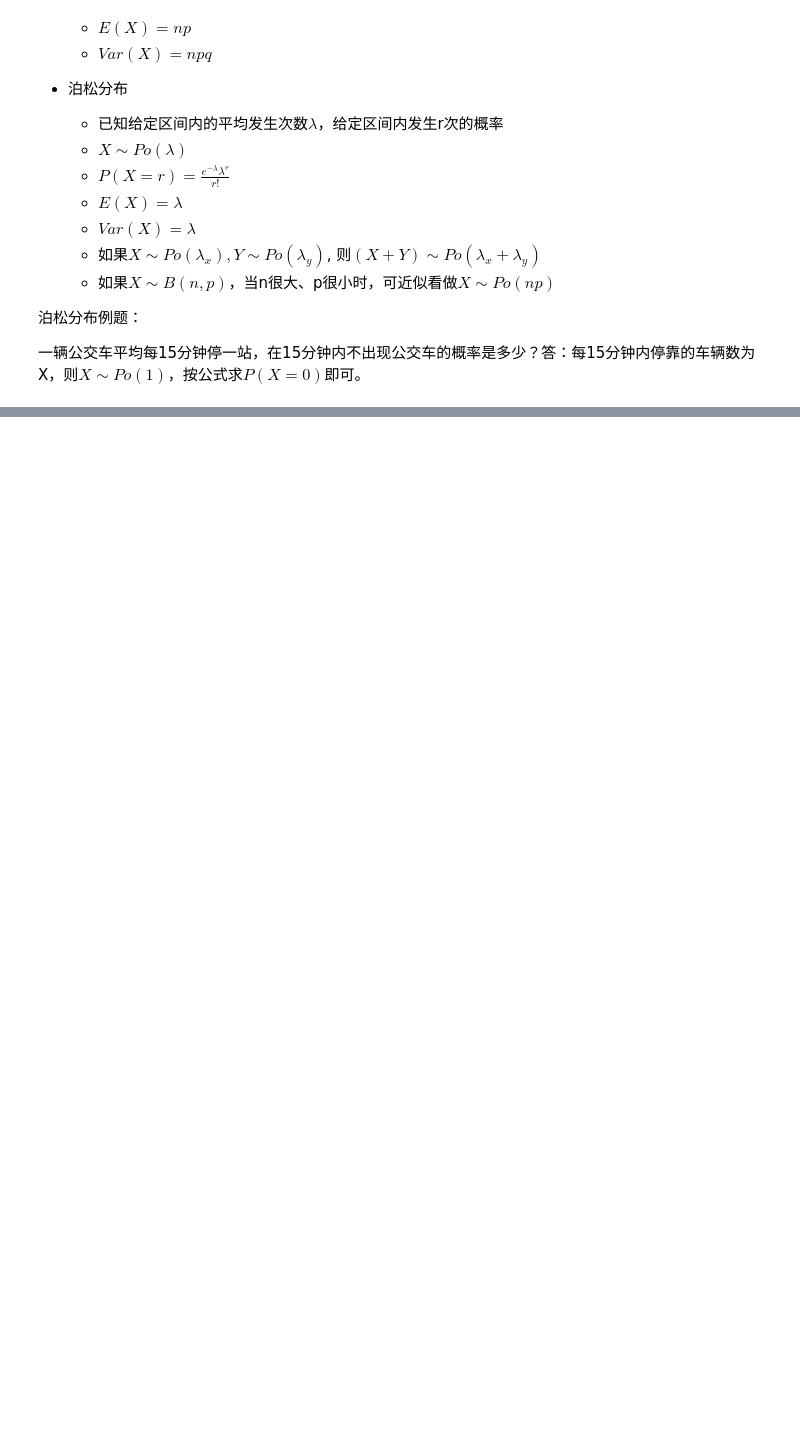
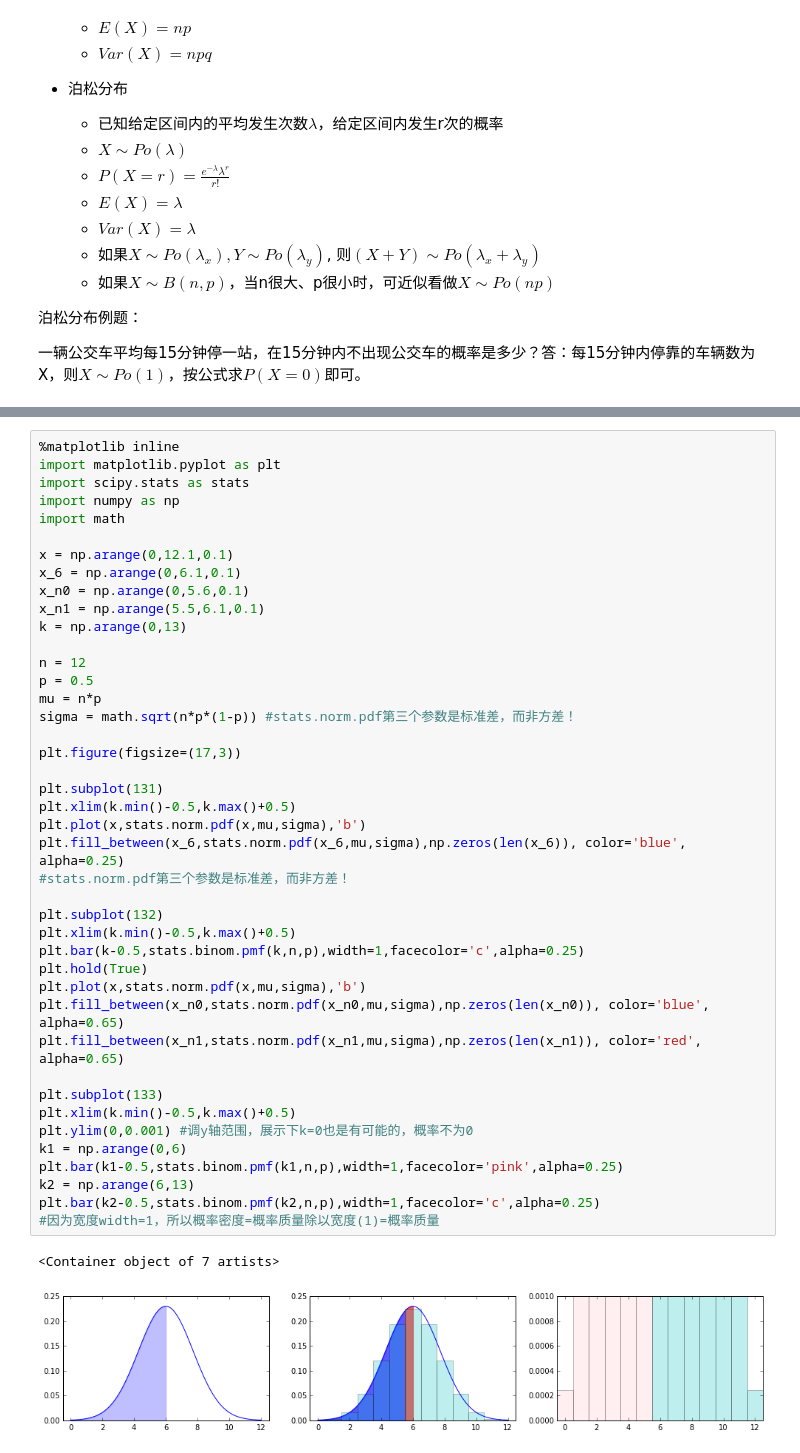
Before and after one commit to sagittaria/base, a Jupyter notebook: book9_statistic/9-2-深入浅出统计学/rehabilitation_training_day06.ipynb, the cells around one changed output, grey strips where cells are left out. Drawn from its saved outputs; the diff is of its cells as text; blank space fills up the shorter version.

```diff
--- a/book9_statistic/9-2-深入浅出统计学/rehabilitation_training_day05.ipynb
+++ b/book9_statistic/9-2-深入浅出统计学/rehabilitation_training_day06.ipynb
@@ -159,0 +170,45 @@ plt.fill_between(x_right,stats.norm.pdf(x_right,0,1),np.zeros(len(x_right)), col
+# %%
+%matplotlib inline
+import matplotlib.pyplot as plt
+import scipy.stats as stats
+import numpy as np
+import math
+
+x = np.arange(0,12.1,0.1)
+x_6 = np.arange(0,6.1,0.1)
+x_n0 = np.arange(0,5.6,0.1)
+x_n1 = np.arange(5.5,6.1,0.1)
+k = np.arange(0,13)
+
+n = 12
+p = 0.5
+mu = n*p
+sigma = math.sqrt(n*p*(1-p)) #stats.norm.pdf第三个参数是标准差，而非方差！
+
+plt.figure(figsize=(17,3))
+
+plt.subplot(131)
+plt.xlim(k.min()-0.5,k.max()+0.5)
+plt.plot(x,stats.norm.pdf(x,mu,sigma),'b')
+plt.fill_between(x_6,stats.norm.pdf(x_6,mu,sigma),np.zeros(len(x_6)), color='blue', alpha=0.25)
+#stats.norm.pdf第三个参数是标准差，而非方差！
+
+plt.subplot(132)
+plt.xlim(k.min()-0.5,k.max()+0.5)
+plt.bar(k-0.5,stats.binom.pmf(k,n,p),width=1,facecolor='c',alpha=0.25)
+plt.hold(True)
+plt.plot(x,stats.norm.pdf(x,mu,sigma),'b')
+plt.fill_between(x_n0,stats.norm.pdf(x_n0,mu,sigma),np.zeros(len(x_n0)), color='blue', alpha=0.65)
+plt.fill_between(x_n1,stats.norm.pdf(x_n1,mu,sigma),np.zeros(len(x_n1)), color='red', alpha=0.65)
+
+plt.subplot(133)
+plt.xlim(k.min()-0.5,k.max()+0.5)
+plt.ylim(0,0.001) #调y轴范围，展示下k=0也是有可能的，概率不为0
+k1 = np.arange(0,6)
+plt.bar(k1-0.5,stats.binom.pmf(k1,n,p),width=1,facecolor='pink',alpha=0.25)
+k2 = np.arange(6,13)
+plt.bar(k2-0.5,stats.binom.pmf(k2,n,p),width=1,facecolor='c',alpha=0.25)
+#因为宽度width=1，所以概率密度=概率质量除以宽度(1)=概率质量
+# %% [output]
+<Container object of 7 artists>
+[figure, added]
```
Also changed, not shown: parts of 4 cells of this notebook.
